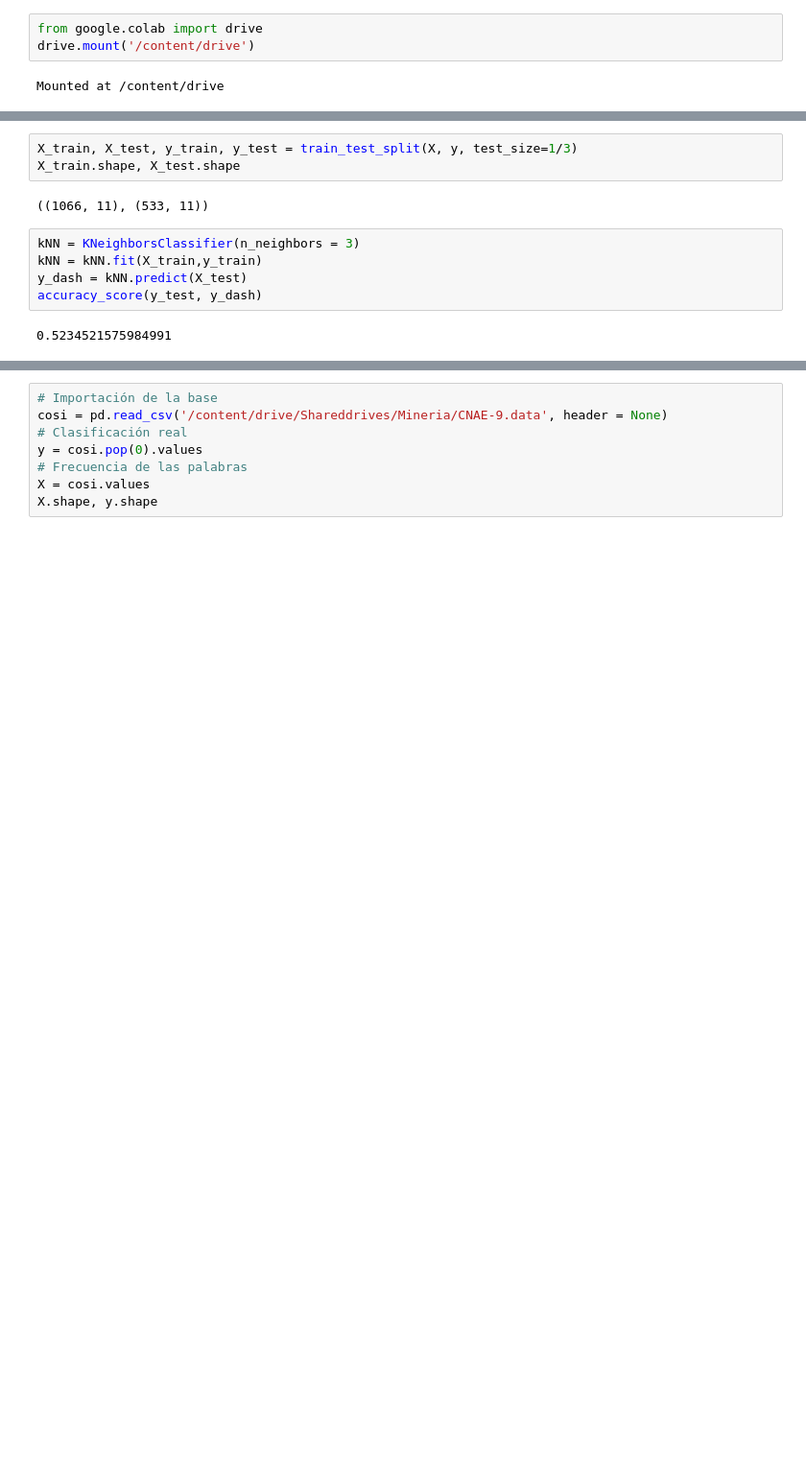
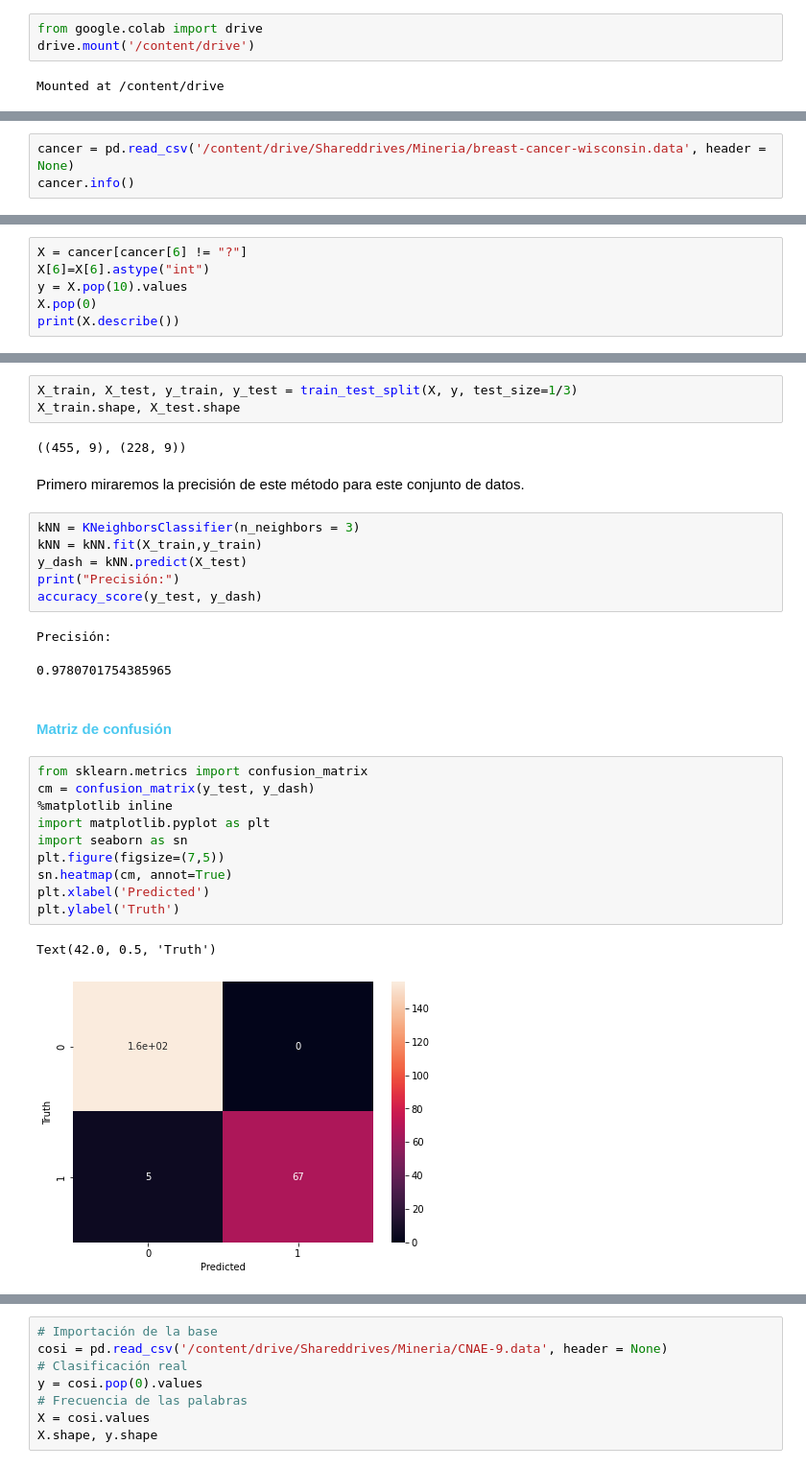
Before and after one commit to StefaniaRojas/Mineria-de-datos, a Jupyter notebook: Trabajo_Minería.ipynb, the cells around one changed output, grey strips where cells are left out. Shown: that part at 96% size. Saved outputs shown, nothing was run; the diff lists cells and outputs as text; blank space fills up the shorter version.

```diff
--- a/Trabajo_Minería.ipynb
+++ b/Trabajo_Minería.ipynb
@@ -372,0 +371,3 @@ Largest Mean: 13.56
+# %%
+cancer = pd.read_csv('/content/drive/Shareddrives/Mineria/breast-cancer-wisconsin.data', header = None)
+cancer.info()
@@ -372,0 +393,6 @@ Largest Mean: 13.56
+# %%
+X = cancer[cancer[6] != "?"]
+X[6]=X[6].astype("int")
+y = X.pop(10).values
+X.pop(0)
+print(X.describe())
@@ -374,11 +433,30 @@ Largest Mean: 13.56
 X_train, X_test, y_train, y_test = train_test_split(X, y, test_size=1/3)
 X_train.shape, X_test.shape
 # %% [output]
-((1066, 11), (533, 11))
+((455, 9), (228, 9))
+# %% [markdown]
+Primero miraremos la precisión de este método para este conjunto de datos.
 # %%
 kNN = KNeighborsClassifier(n_neighbors = 3)
 kNN = kNN.fit(X_train,y_train)
 y_dash = kNN.predict(X_test)
+print("Precisión:")
 accuracy_score(y_test, y_dash)
 # %% [output]
-0.5234521575984991
+Precisión:
+0.9780701754385965
+# %% [markdown]
+#### <font color= #4CC9F0 >Matriz de confusión
+# %%
+from sklearn.metrics import confusion_matrix
+cm = confusion_matrix(y_test, y_dash)
+%matplotlib inline
+import matplotlib.pyplot as plt
+import seaborn as sn
+plt.figure(figsize=(7,5))
+sn.heatmap(cm, annot=True)
+plt.xlabel('Predicted')
+plt.ylabel('Truth')
+# %% [output]
+Text(42.0, 0.5, 'Truth')
+[figure, added]
```
Also changed, not shown: parts of 173 cells of this notebook.
